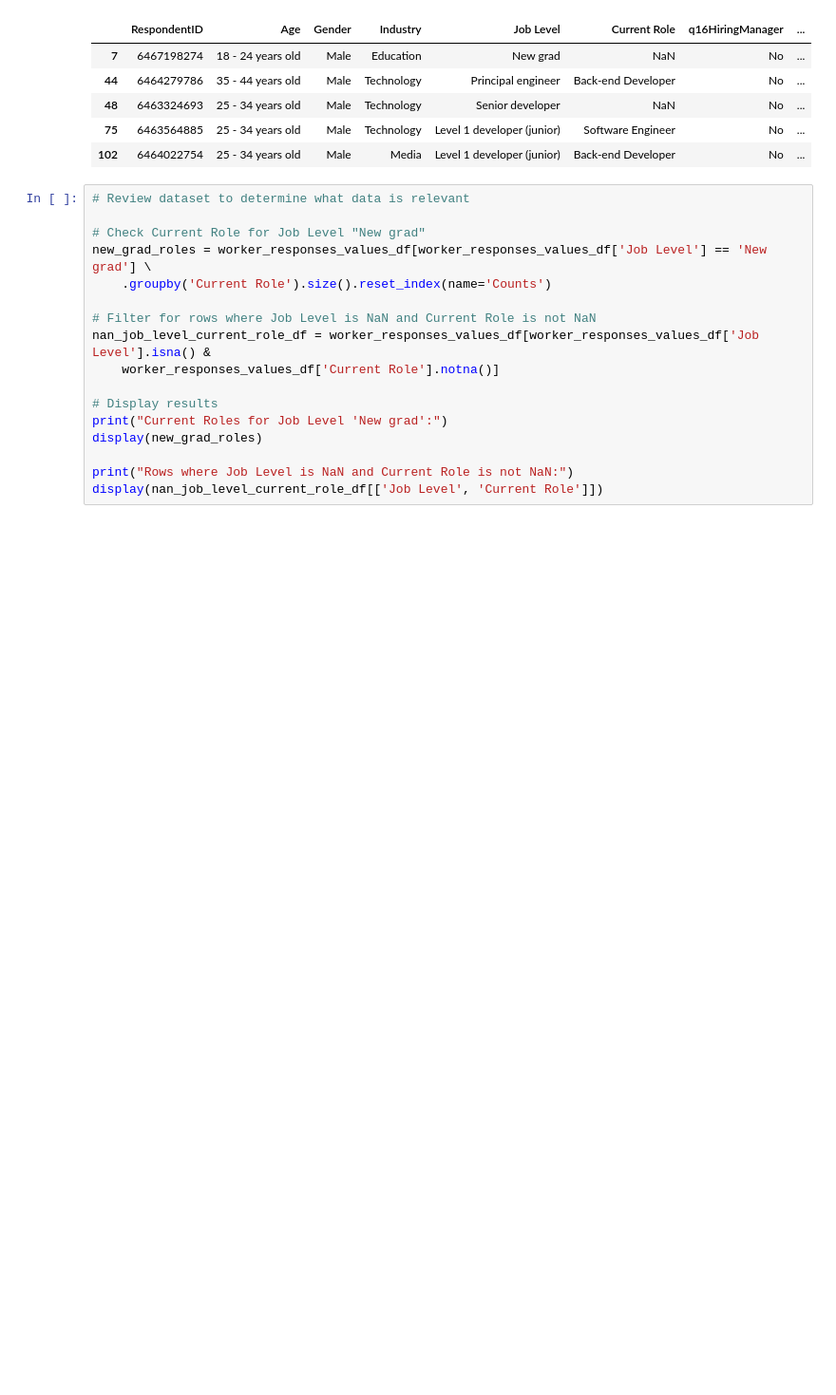
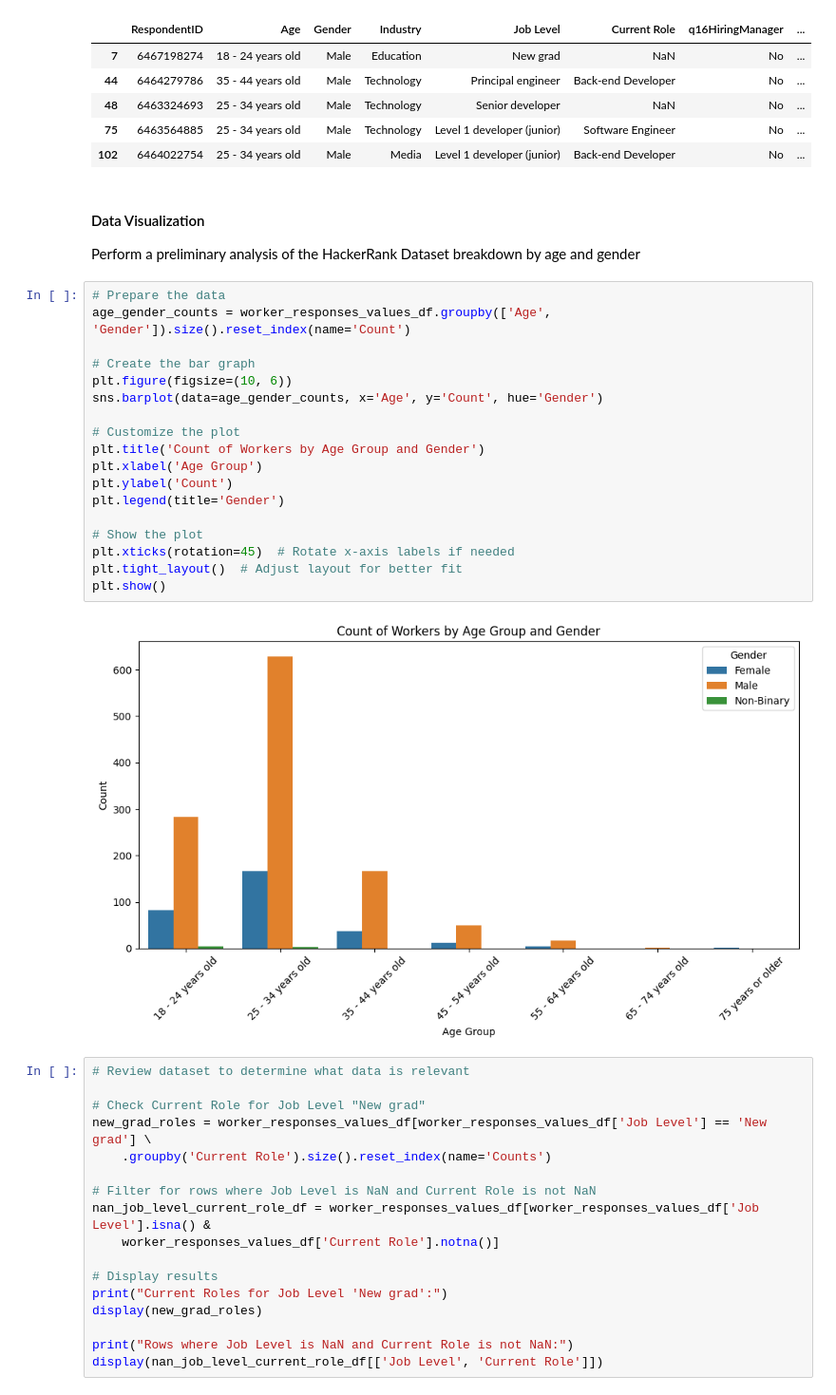
Before and after one commit to IT4063C-Fall24/final-project-yaumj, a Jupyter notebook: source.ipynb, the cells around one changed output. Shown at 95% size. Saved outputs shown, nothing was run; the diff lists cells and outputs as text; blank space fills up the shorter version.

```diff
--- a/source.ipynb
+++ b/source.ipynb
@@ -588,6 +601,29 @@ Remaining records after cleaning: 1460
 | 48 | 6463324693 | 25 - 34 years old | Male | Technology | Senior developer | NaN | No | ... |
 | 75 | 6463564885 | 25 - 34 years old | Male | Technology | Level 1 developer (junior) | Software Engineer | No | ... |
 | 102 | 6464022754 | 25 - 34 years old | Male | Media | Level 1 developer (junior) | Back-end Developer | No | ... |
+# %% [markdown]
+#### Data Visualization
+Perform a preliminary analysis of the HackerRank Dataset breakdown by age and gender
+# %%
+# Prepare the data
+age_gender_counts = worker_responses_values_df.groupby(['Age', 'Gender']).size().reset_index(name='Count')
+
+# Create the bar graph
+plt.figure(figsize=(10, 6))
+sns.barplot(data=age_gender_counts, x='Age', y='Count', hue='Gender')
+
+# Customize the plot
+plt.title('Count of Workers by Age Group and Gender')
+plt.xlabel('Age Group')
+plt.ylabel('Count')
+plt.legend(title='Gender')
+
+# Show the plot
+plt.xticks(rotation=45)  # Rotate x-axis labels if needed
+plt.tight_layout()  # Adjust layout for better fit
+plt.show()
+# %% [output]
+[figure, added]
 # %%
 # Review dataset to determine what data is relevant
 
```
Also changed, not shown: parts of 11 cells of this notebook, 5 other files.
